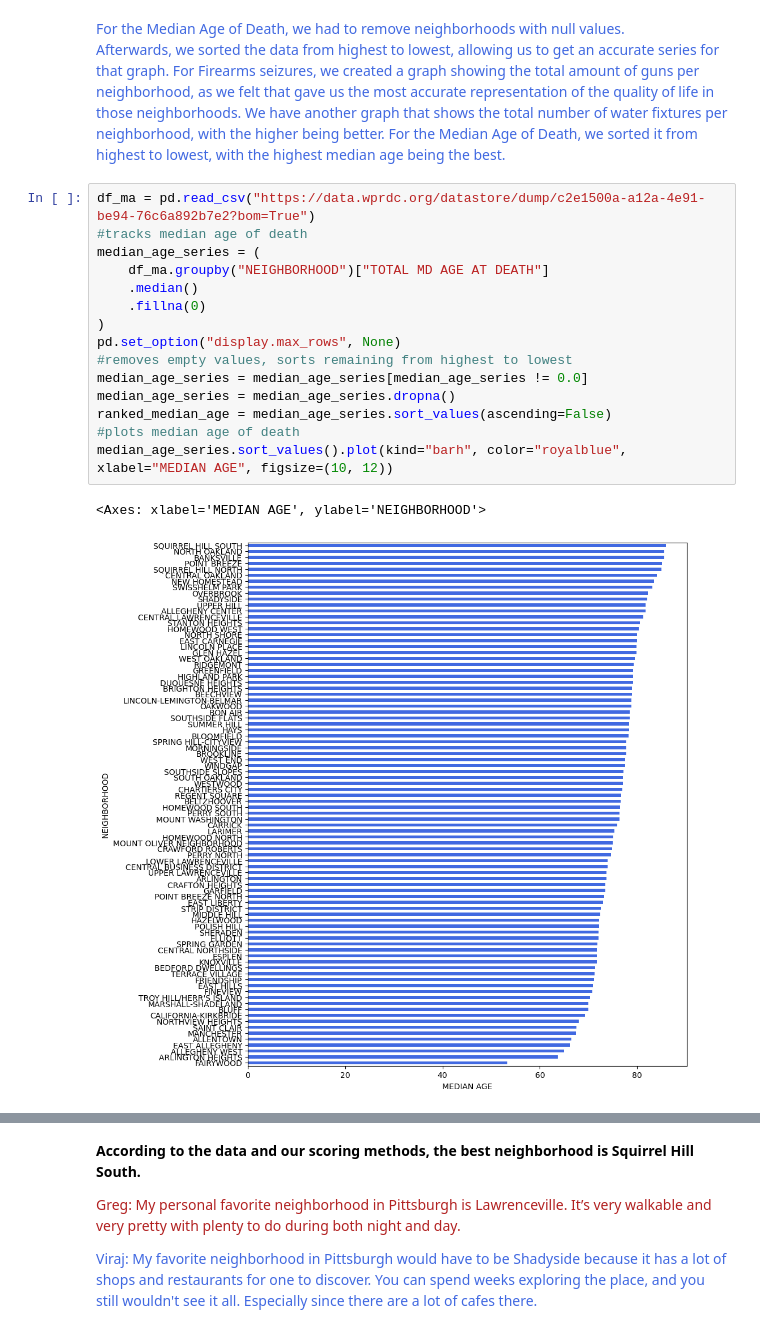
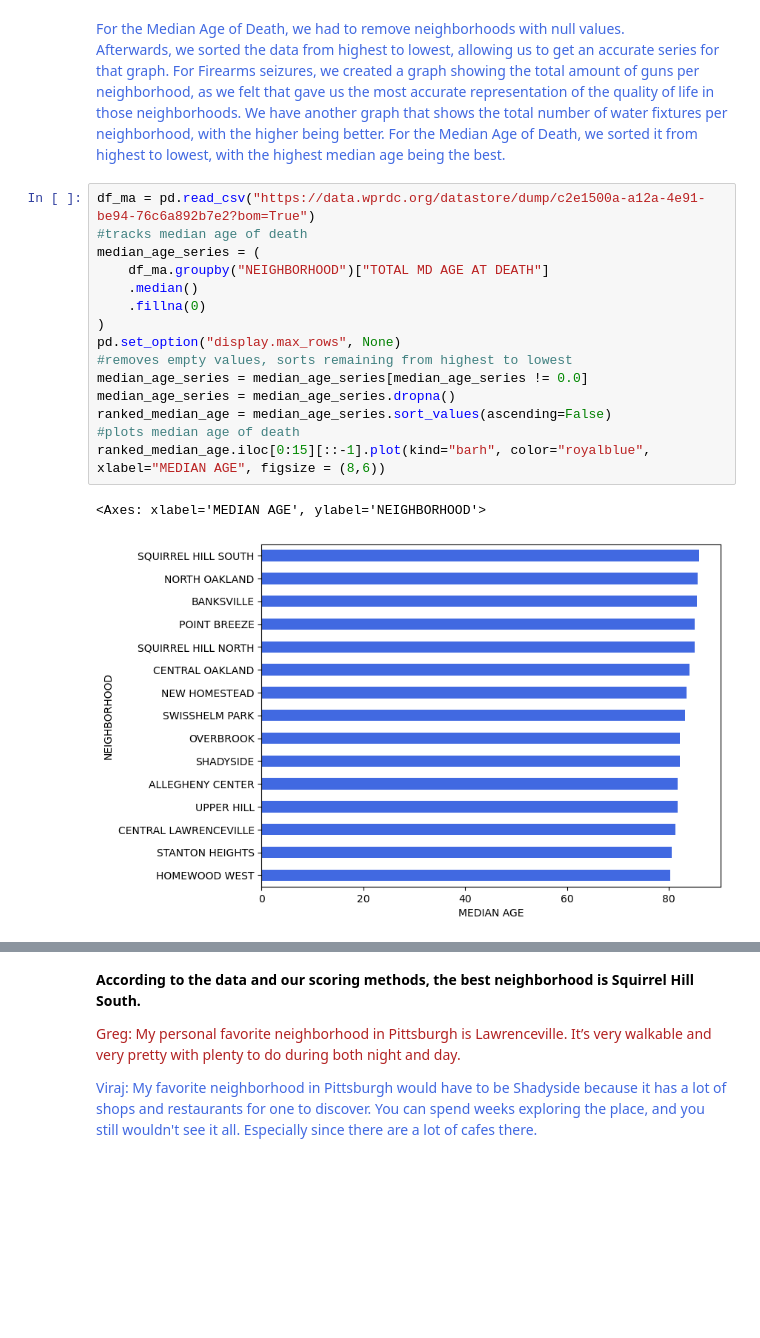
Before and after one commit to m-satler/cmpinf0010-finalproj, a Jupyter notebook: team-einsteins-final-project.ipynb, the cells around one changed output, grey strips where cells are left out. Cells and saved outputs as stored; diff of their text form; blank space fills up the shorter version.

```diff
--- a/team-einsteins-final-project.ipynb
+++ b/team-einsteins-final-project.ipynb
@@ -41,19 +41,19 @@ Afterwards, we sorted the data from highest to lowest, allowing us to get an acc
 # %%
 df_ma = pd.read_csv("https://data.wprdc.org/datastore/dump/c2e1500a-a12a-4e91-be94-76c6a892b7e2?bom=True")
 #tracks median age of death
 median_age_series = (
     df_ma.groupby("NEIGHBORHOOD")["TOTAL MD AGE AT DEATH"]
     .median()
     .fillna(0)
 )
 pd.set_option("display.max_rows", None)
 #removes empty values, sorts remaining from highest to lowest
 median_age_series = median_age_series[median_age_series != 0.0]
 median_age_series = median_age_series.dropna()
 ranked_median_age = median_age_series.sort_values(ascending=False)
 #plots median age of death
-median_age_series.sort_values().plot(kind="barh", color="royalblue", xlabel="MEDIAN AGE", figsize=(10, 12))
+ranked_median_age.iloc[0:15][::-1].plot(kind="barh", color="royalblue", xlabel="MEDIAN AGE", figsize = (8,6))
 # %% [output]
 <Axes: xlabel='MEDIAN AGE', ylabel='NEIGHBORHOOD'>
-[figure, old version]
+[figure, new version]
 # %% [markdown]
```
Also changed, not shown: parts of 4 cells of this notebook.
